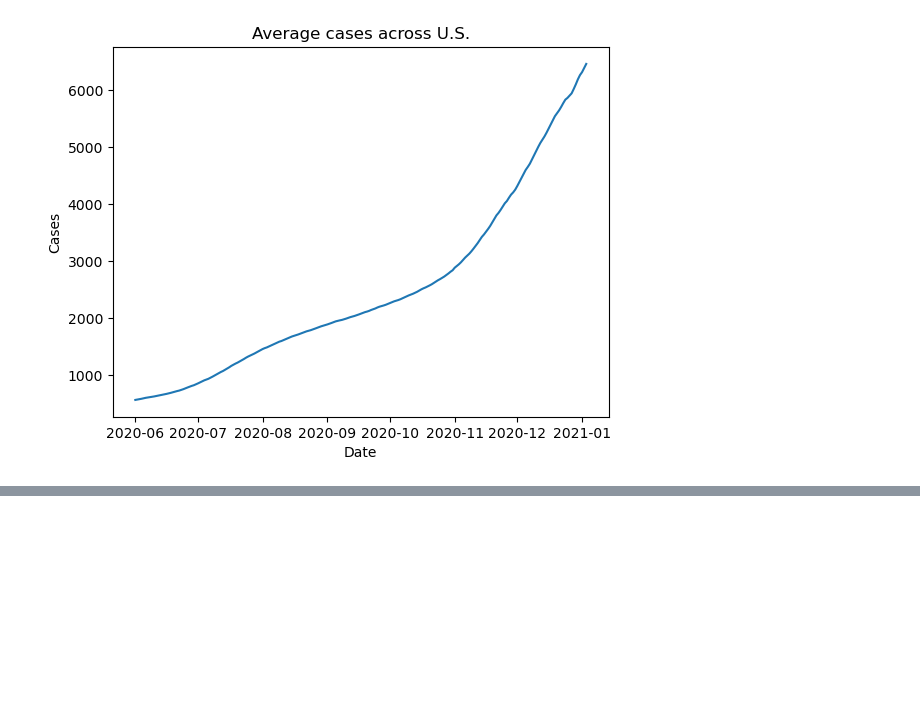
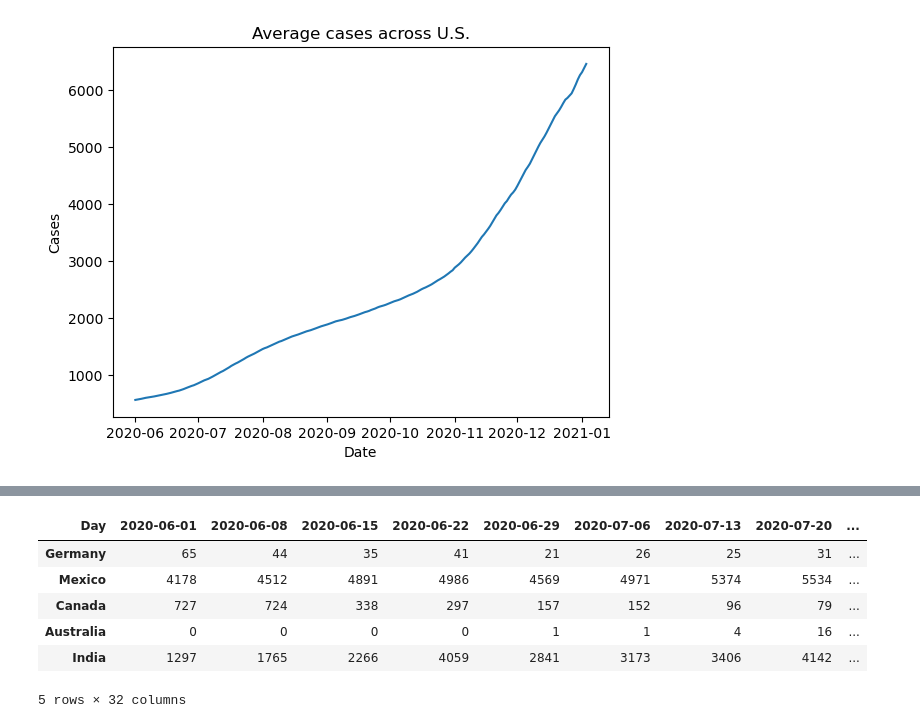
Before and after one commit to smbarber2/405ProjectGroup1, a Jupyter notebook: group_stage2.ipynb, the cells around one changed output, grey strips where cells are left out. Drawn from its saved outputs; the diff is of its cells as text; code cells hidden in the pictures; blank space fills up the shorter version.

```diff
--- a/group_stage2.ipynb
+++ b/group_stage2.ipynb
@@ -105,0 +136,14 @@ plt.show()
+# %%
+last_date = all_countries_date_range.iloc[:, -1:]
+weekly = all_countries_date_range.loc[:, ::7]
+
+final = pd.concat([weekly, last_date], axis=1)
+final
+# %% [output]
+| Day | 2020-06-01 | 2020-06-08 | 2020-06-15 | 2020-06-22 | 2020-06-29 | 2020-07-06 | 2020-07-13 | 2020-07-20 | ... |
+| Germany | 65 | 44 | 35 | 41 | 21 | 26 | 25 | 31 | ... |
+| Mexico | 4178 | 4512 | 4891 | 4986 | 4569 | 4971 | 5374 | 5534 | ... |
+| Canada | 727 | 724 | 338 | 297 | 157 | 152 | 96 | 79 | ... |
+| Australia | 0 | 0 | 0 | 0 | 1 | 1 | 4 | 16 | ... |
+| India | 1297 | 1765 | 2266 | 4059 | 2841 | 3173 | 3406 | 4142 | ... |
+5 rows × 32 columns
```
Also changed, not shown: parts of 8 cells of this notebook.
